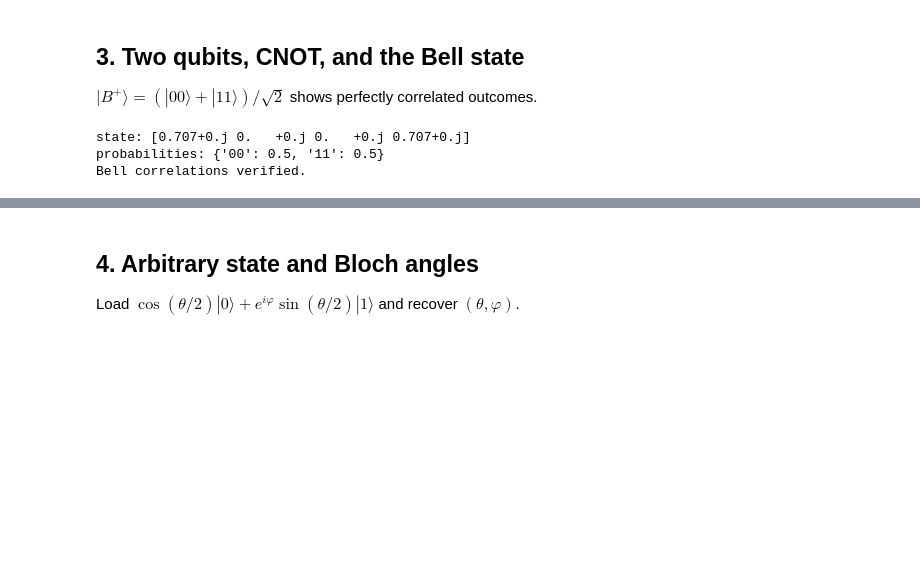
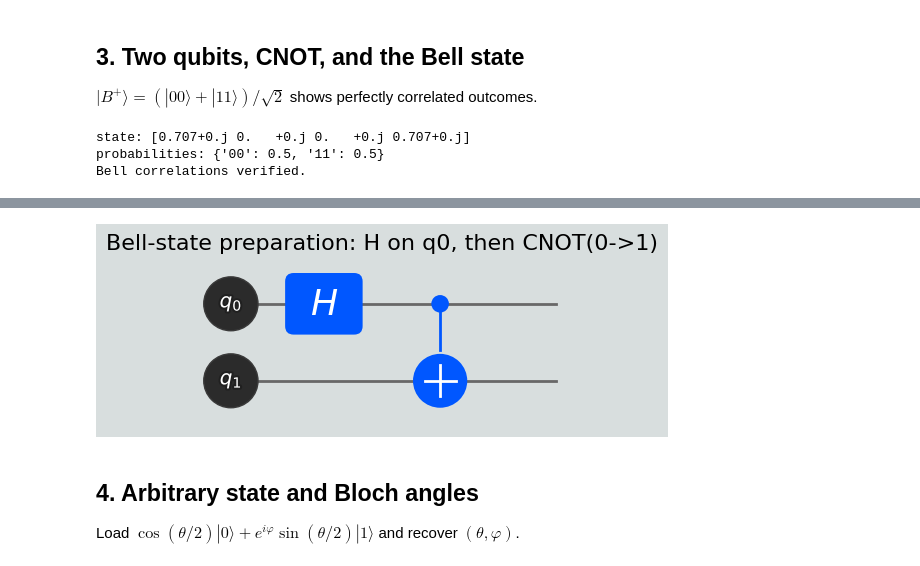
Before and after one commit to lzhang2012-sjtu/quantum-scientific-computing, a Jupyter notebook: notebooks/lec01_quantum_computation_basics.ipynb, the cells around one changed output, grey strips where cells are left out. Cells and saved outputs as stored; diff of their text form; code cells hidden in the pictures; blank space fills up the shorter version.

Commit message:
notebook(L1): add circuit-diagram plots for Bell state and teleportation

```diff
--- a/notebooks/lec01_quantum_computation_basics.ipynb
+++ b/notebooks/lec01_quantum_computation_basics.ipynb
@@ -61,3 +65,12 @@ Bell correlations verified.
+# %%
+from IPython.display import display
+bell = Circuit(2, name='Bell')
+bell.h(0)
+bell.cx(0, 1)
+fig = bell.draw(title='Bell-state preparation: H on q0, then CNOT(0->1)')
+display(fig)
+# %% [output]
+[figure, added]
 # %% [markdown]
 ## 4. Arbitrary state and Bloch angles
 Load $\cos(\theta/2)|0\rangle+e^{i\varphi}\sin(\theta/2)|1\rangle$ and recover $(\theta,\varphi)$.
```
Also changed, not shown: parts of 3 cells of this notebook.
